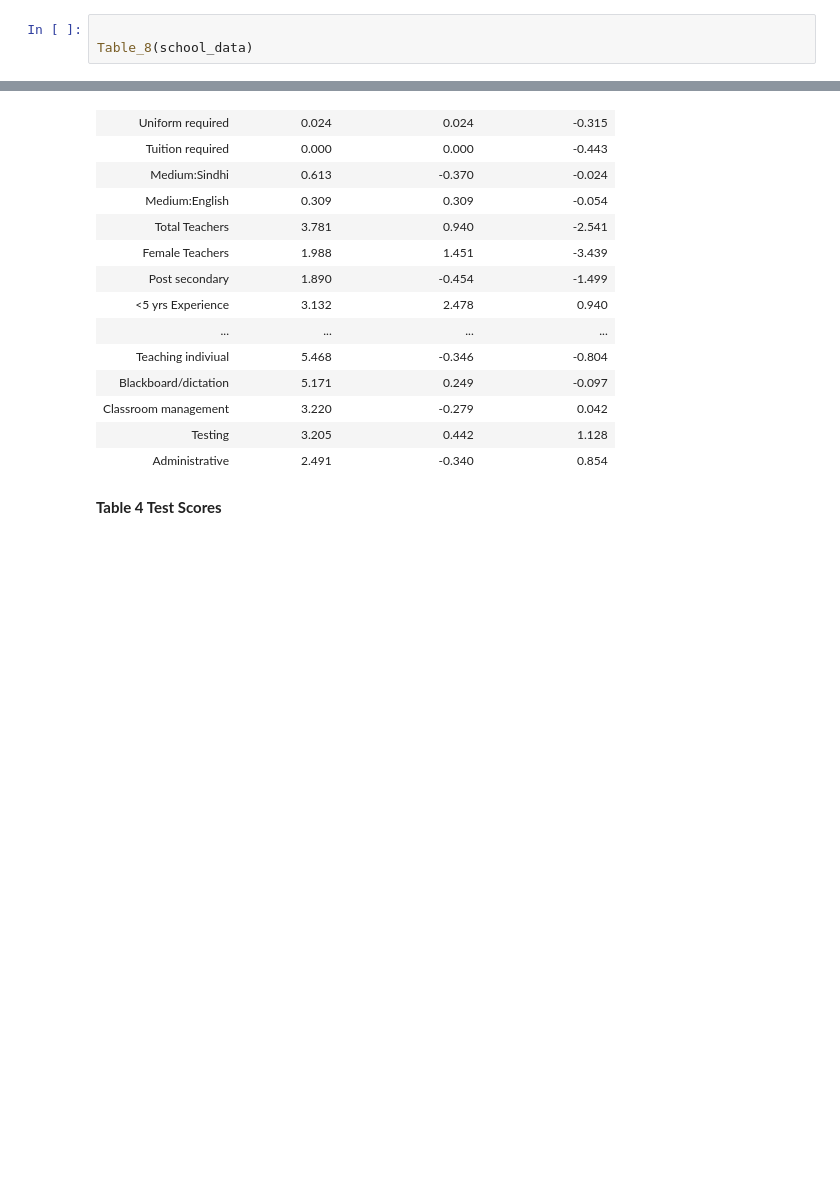
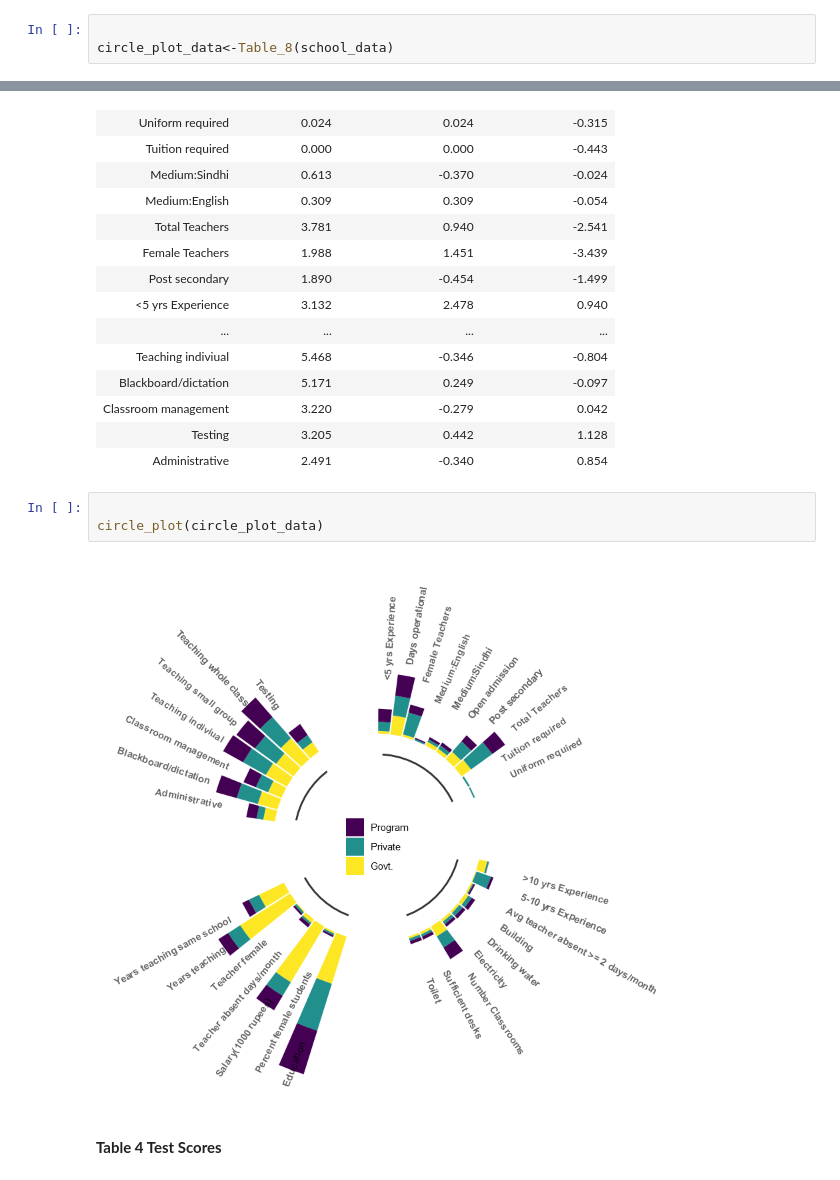
Before and after one commit to Abraham-newbie/Replication, a Jupyter notebook: project.ipynb, the cells around one changed output, grey strips where cells are left out. Cells and saved outputs as stored; diff of their text form; blank space fills up the shorter version.

Commit message:
Added circle plot.

```diff
--- a/project.ipynb
+++ b/project.ipynb
@@ -303,7 +277,7 @@ p1
 **Table 8 Characteristics by School Type**
 # %%
 
-Table_8(school_data)
+circle_plot_data<-Table_8(school_data)
 # %% [output]
 | Characteristics | Program Schools | Program - Govt. Schools | Program - Pvt. Schools |
 | Days operational | 5.118 | 0.515 | 0.342 |
@@ -322,6 +296,11 @@ Table_8(school_data)
 | Classroom management | 3.220 | -0.279 | 0.042 |
 | Testing | 3.205 | 0.442 | 1.128 |
 | Administrative | 2.491 | -0.340 | 0.854 |
+# %%
+
+circle_plot(circle_plot_data)
+# %% [output]
+[figure, added]
 # %% [markdown]
 **Table 4 Test Scores**
 # %%
```
Also changed, not shown: parts of 3 cells of this notebook, 2 other files.
